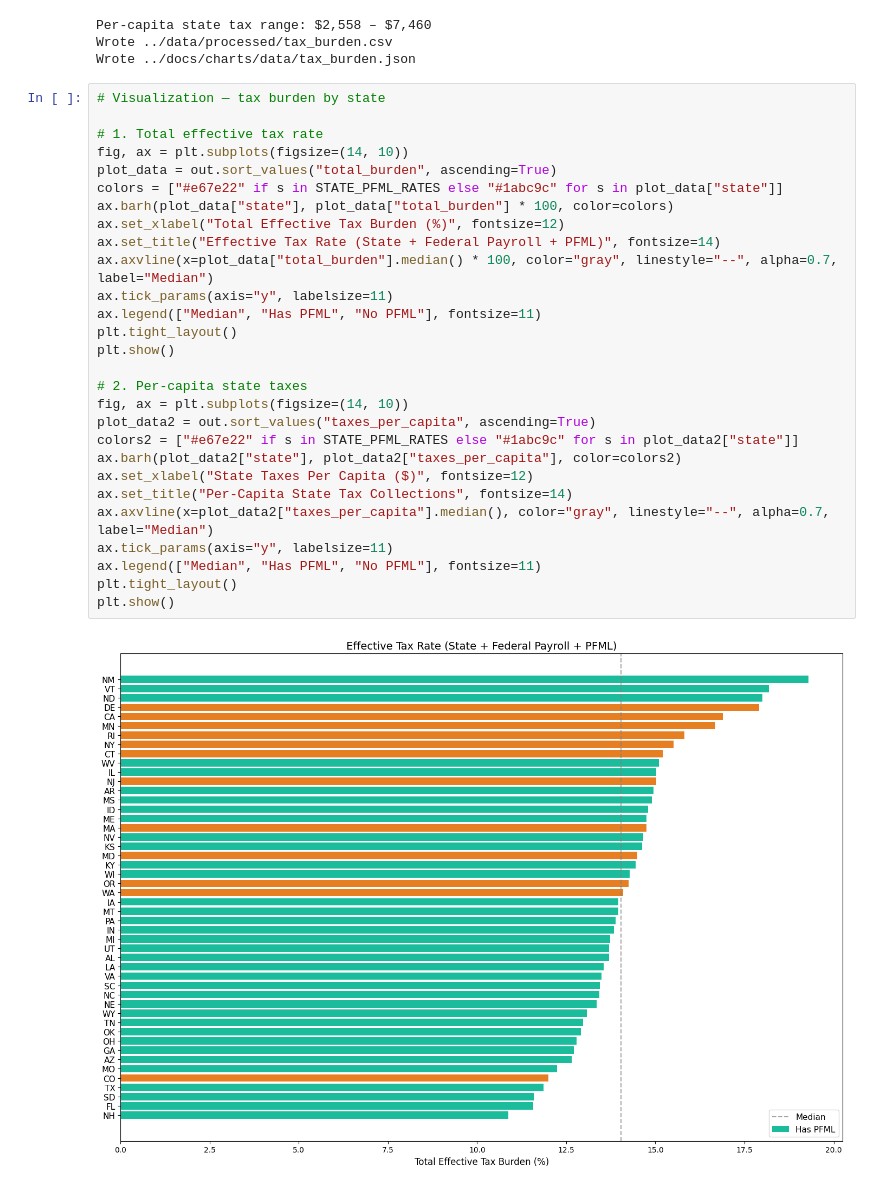
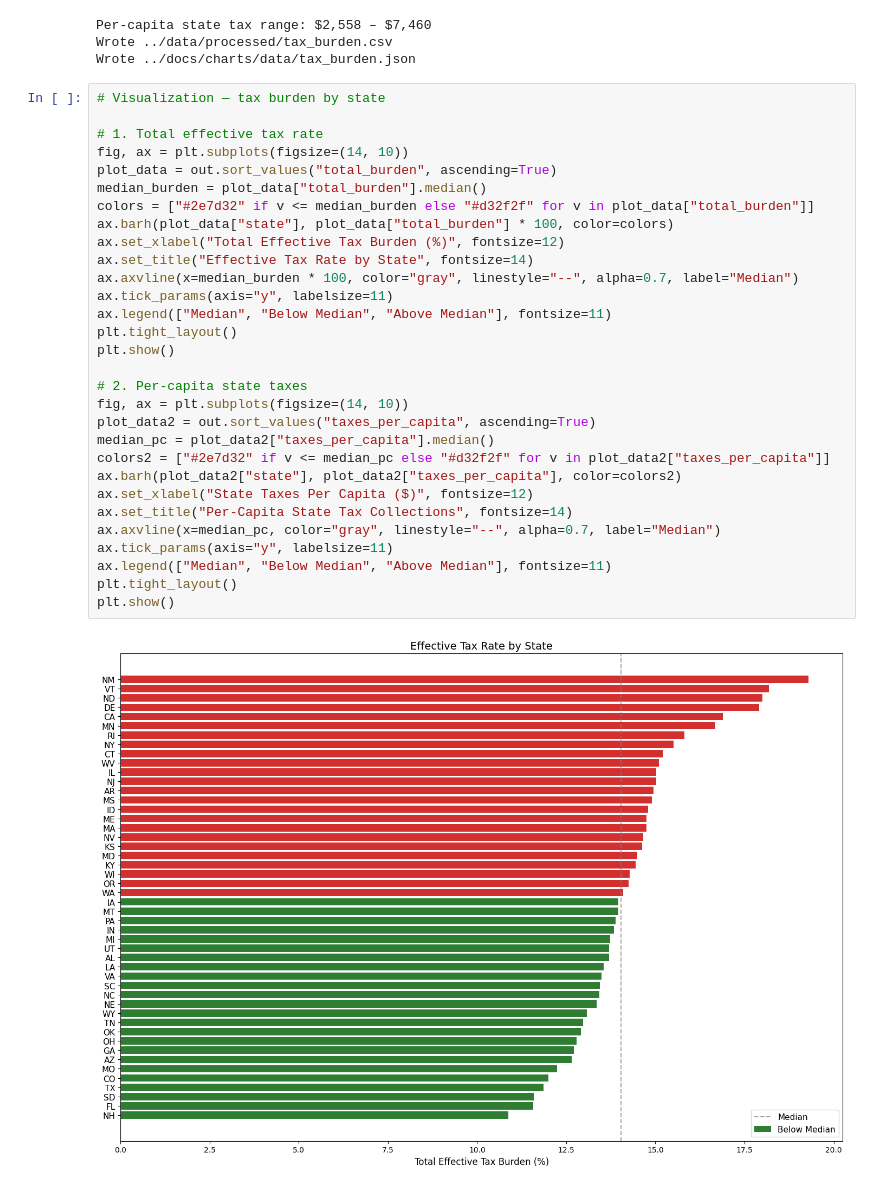
Before and after one commit to mckornfield/public-good-index, a Jupyter notebook: notebooks/01_tax_burden.ipynb, the cells around one changed output. Saved outputs shown, nothing was run; the diff lists cells and outputs as text.

Commit message:
different colors

```diff
--- a/notebooks/01_tax_burden.ipynb
+++ b/notebooks/01_tax_burden.ipynb
@@ -255,30 +255,32 @@ Wrote ../docs/charts/data/tax_burden.json
 # %%
 # Visualization — tax burden by state
 
 # 1. Total effective tax rate
 fig, ax = plt.subplots(figsize=(14, 10))
 plot_data = out.sort_values("total_burden", ascending=True)
-colors = ["#e67e22" if s in STATE_PFML_RATES else "#1abc9c" for s in plot_data["state"]]
+median_burden = plot_data["total_burden"].median()
+colors = ["#2e7d32" if v <= median_burden else "#d32f2f" for v in plot_data["total_burden"]]
 ax.barh(plot_data["state"], plot_data["total_burden"] * 100, color=colors)
 ax.set_xlabel("Total Effective Tax Burden (%)", fontsize=12)
-ax.set_title("Effective Tax Rate (State + Federal Payroll + PFML)", fontsize=14)
-ax.axvline(x=plot_data["total_burden"].median() * 100, color="gray", linestyle="--", alpha=0.7, label="Median")
+ax.set_title("Effective Tax Rate by State", fontsize=14)
+ax.axvline(x=median_burden * 100, color="gray", linestyle="--", alpha=0.7, label="Median")
 ax.tick_params(axis="y", labelsize=11)
-ax.legend(["Median", "Has PFML", "No PFML"], fontsize=11)
+ax.legend(["Median", "Below Median", "Above Median"], fontsize=11)
 plt.tight_layout()
 plt.show()
 
 # 2. Per-capita state taxes
 fig, ax = plt.subplots(figsize=(14, 10))
 plot_data2 = out.sort_values("taxes_per_capita", ascending=True)
-colors2 = ["#e67e22" if s in STATE_PFML_RATES else "#1abc9c" for s in plot_data2["state"]]
+median_pc = plot_data2["taxes_per_capita"].median()
+colors2 = ["#2e7d32" if v <= median_pc else "#d32f2f" for v in plot_data2["taxes_per_capita"]]
 ax.barh(plot_data2["state"], plot_data2["taxes_per_capita"], color=colors2)
 ax.set_xlabel("State Taxes Per Capita ($)", fontsize=12)
 ax.set_title("Per-Capita State Tax Collections", fontsize=14)
-ax.axvline(x=plot_data2["taxes_per_capita"].median(), color="gray", linestyle="--", alpha=0.7, label="Median")
+ax.axvline(x=median_pc, color="gray", linestyle="--", alpha=0.7, label="Median")
 ax.tick_params(axis="y", labelsize=11)
-ax.legend(["Median", "Has PFML", "No PFML"], fontsize=11)
+ax.legend(["Median", "Below Median", "Above Median"], fontsize=11)
 plt.tight_layout()
 plt.show()
 # %% [output]
-[figure, old version]
+[figure, new version]
```
Also changed, not shown: parts of 1 cell of this notebook, 5 other files.
